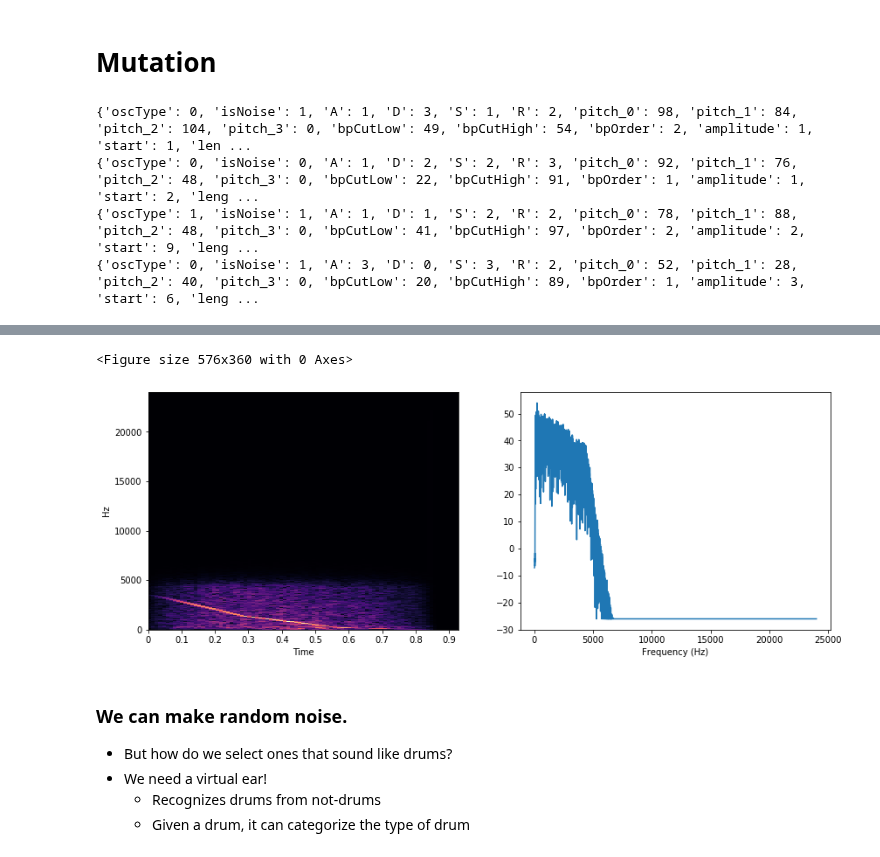
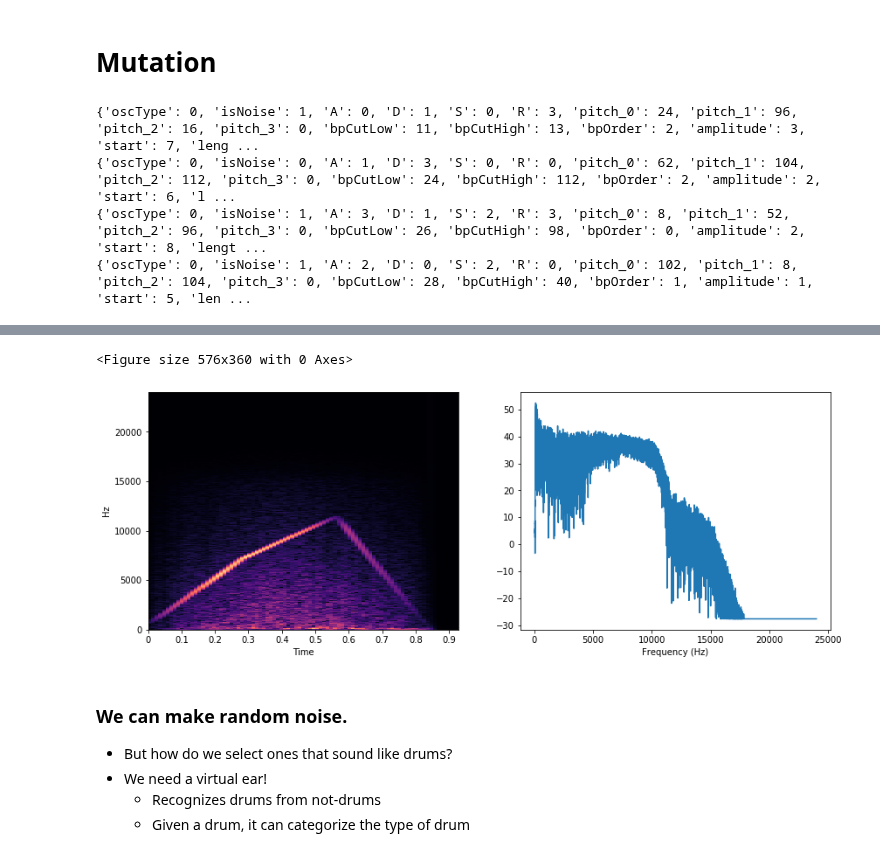
Before and after one commit to imilas/Synths_Stacks_Search, a Jupyter notebook: presentation.ipynb, the cells around one changed output, grey strips where cells are left out. Cells and saved outputs as stored; diff of their text form; code cells hidden in the pictures.

```diff
--- a/presentation.ipynb
+++ b/presentation.ipynb
@@ -94,19 +94,19 @@ Wall time: 109 ms
 # %% [markdown]
 # Mutation
 # %%
-pm = [p.mutate(e=0.001, t=1) for p in params]
+pm = [p.mutate(e=0.5, t=0.1) for p in params]
 for p in pm:
     print(p.__dict__)
 hp.specShow(pg.ensemble(params))
 Audio(pg.ensemble(pm),rate=sr, autoplay=True)
 # %% [output]
-{'oscType': 0, 'isNoise': 1, 'A': 1, 'D': 3, 'S': 1, 'R': 2, 'pitch_0': 98, 'pitch_1': 84, 'pitch_2': 104, 'pitch_3': 0, 'bpCutLow': 49, 'bpCutHigh': 54, 'bpOrder': 2, 'amplitude': 1, 'start': 1, 'len ...
-{'oscType': 0, 'isNoise': 0, 'A': 1, 'D': 2, 'S': 2, 'R': 3, 'pitch_0': 92, 'pitch_1': 76, 'pitch_2': 48, 'pitch_3': 0, 'bpCutLow': 22, 'bpCutHigh': 91, 'bpOrder': 1, 'amplitude': 1, 'start': 2, 'leng ...
-{'oscType': 1, 'isNoise': 1, 'A': 1, 'D': 1, 'S': 2, 'R': 2, 'pitch_0': 78, 'pitch_1': 88, 'pitch_2': 48, 'pitch_3': 0, 'bpCutLow': 41, 'bpCutHigh': 97, 'bpOrder': 2, 'amplitude': 2, 'start': 9, 'leng ...
-{'oscType': 0, 'isNoise': 1, 'A': 3, 'D': 0, 'S': 3, 'R': 2, 'pitch_0': 52, 'pitch_1': 28, 'pitch_2': 40, 'pitch_3': 0, 'bpCutLow': 20, 'bpCutHigh': 89, 'bpOrder': 1, 'amplitude': 3, 'start': 6, 'leng ...
+{'oscType': 0, 'isNoise': 1, 'A': 0, 'D': 1, 'S': 0, 'R': 3, 'pitch_0': 24, 'pitch_1': 96, 'pitch_2': 16, 'pitch_3': 0, 'bpCutLow': 11, 'bpCutHigh': 13, 'bpOrder': 2, 'amplitude': 3, 'start': 7, 'leng ...
+{'oscType': 0, 'isNoise': 0, 'A': 1, 'D': 3, 'S': 0, 'R': 0, 'pitch_0': 62, 'pitch_1': 104, 'pitch_2': 112, 'pitch_3': 0, 'bpCutLow': 24, 'bpCutHigh': 112, 'bpOrder': 2, 'amplitude': 2, 'start': 6, 'l ...
+{'oscType': 0, 'isNoise': 1, 'A': 3, 'D': 1, 'S': 2, 'R': 3, 'pitch_0': 8, 'pitch_1': 52, 'pitch_2': 96, 'pitch_3': 0, 'bpCutLow': 26, 'bpCutHigh': 98, 'bpOrder': 0, 'amplitude': 2, 'start': 8, 'lengt ...
+{'oscType': 0, 'isNoise': 1, 'A': 2, 'D': 0, 'S': 2, 'R': 0, 'pitch_0': 102, 'pitch_1': 8, 'pitch_2': 104, 'pitch_3': 0, 'bpCutLow': 28, 'bpCutHigh': 40, 'bpOrder': 1, 'amplitude': 1, 'start': 5, 'len ...
 [interactive output not drawn]
 <Figure size 576x360 with 0 Axes>
-[figure, old version]
+[figure, new version]
 # %% [markdown]
 ### We can make random noise.
 - But how do we select ones that sound like drums?
```
Also changed, not shown: parts of 11 cells of this notebook, 2 other files.
